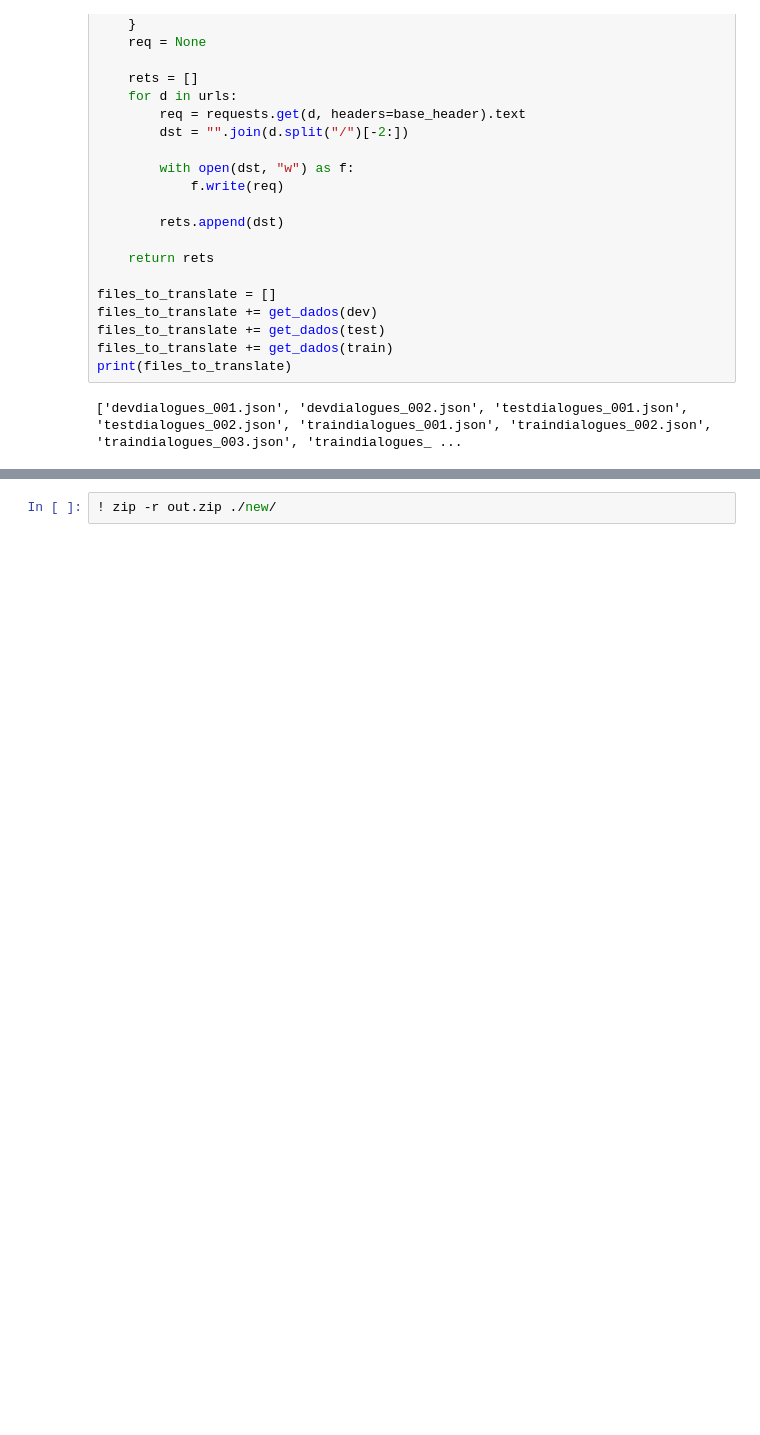
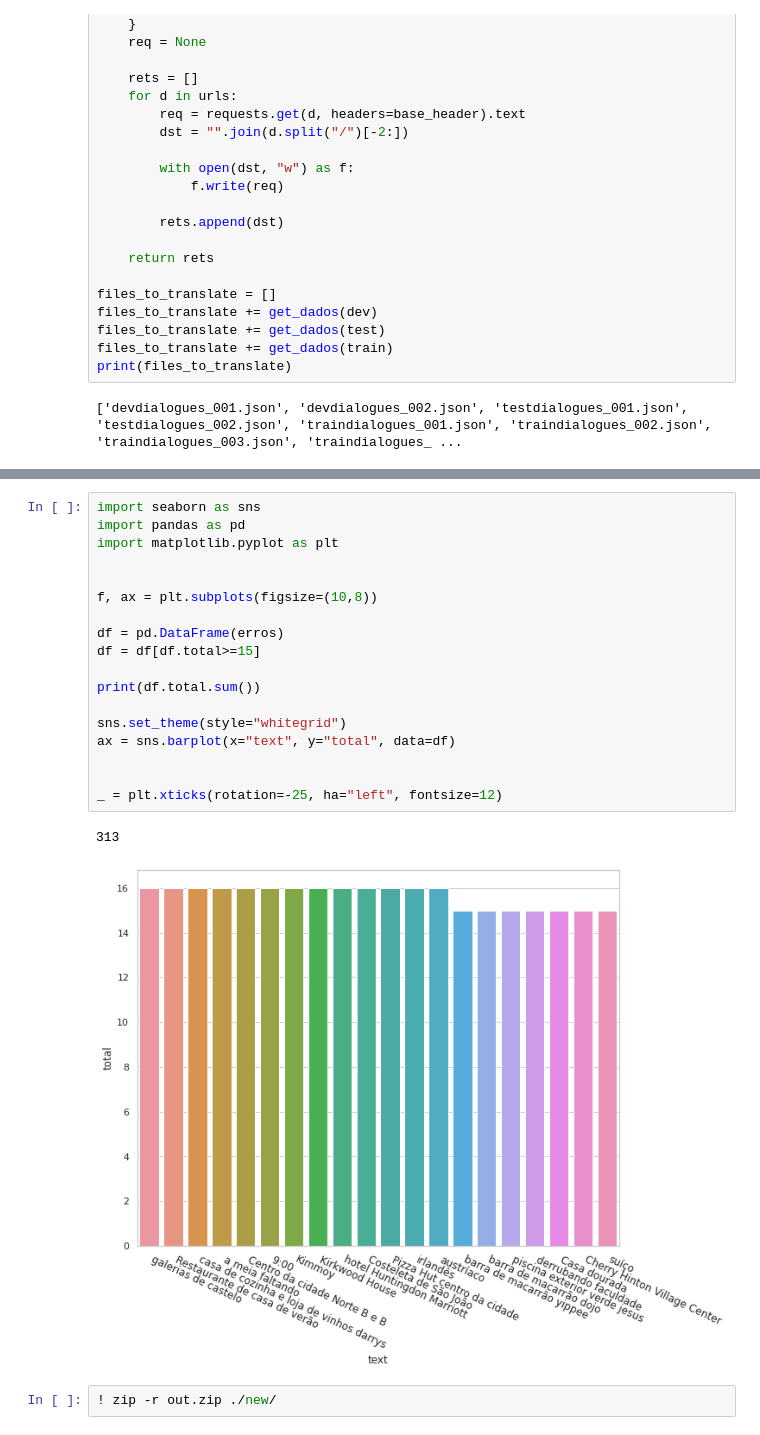
Before and after one commit to Ze-Carioca-Team/multiwoz-PTBR, a Jupyter notebook: data/MultiWOZ_2.2/corrigir_start_end_multiwoz_ptbr.ipynb, the cells around one changed output, grey strips where cells are left out. Cells and saved outputs as stored; diff of their text form; blank space fills up the shorter version.

```diff
--- a/data/MultiWOZ_2.2/corrigir_start_end_multiwoz_ptbr.ipynb
+++ b/data/MultiWOZ_2.2/corrigir_start_end_multiwoz_ptbr.ipynb
@@ -508,3 +572,24 @@ Acertos: 22829 Erros: 3059
+# %%
+import seaborn as sns
+import pandas as pd
+import matplotlib.pyplot as plt
+
+
+f, ax = plt.subplots(figsize=(10,8))
+
+df = pd.DataFrame(erros)
+df = df[df.total>=15]
+
+print(df.total.sum())
+
+sns.set_theme(style="whitegrid")
+ax = sns.barplot(x="text", y="total", data=df)
+
+
+_ = plt.xticks(rotation=-25, ha="left", fontsize=12)
+# %% [output]
+313
+[figure, added]
 # %%
 ! zip -r out.zip ./new/
 # %% [output]
```
Also changed, not shown: parts of 2 cells of this notebook.
